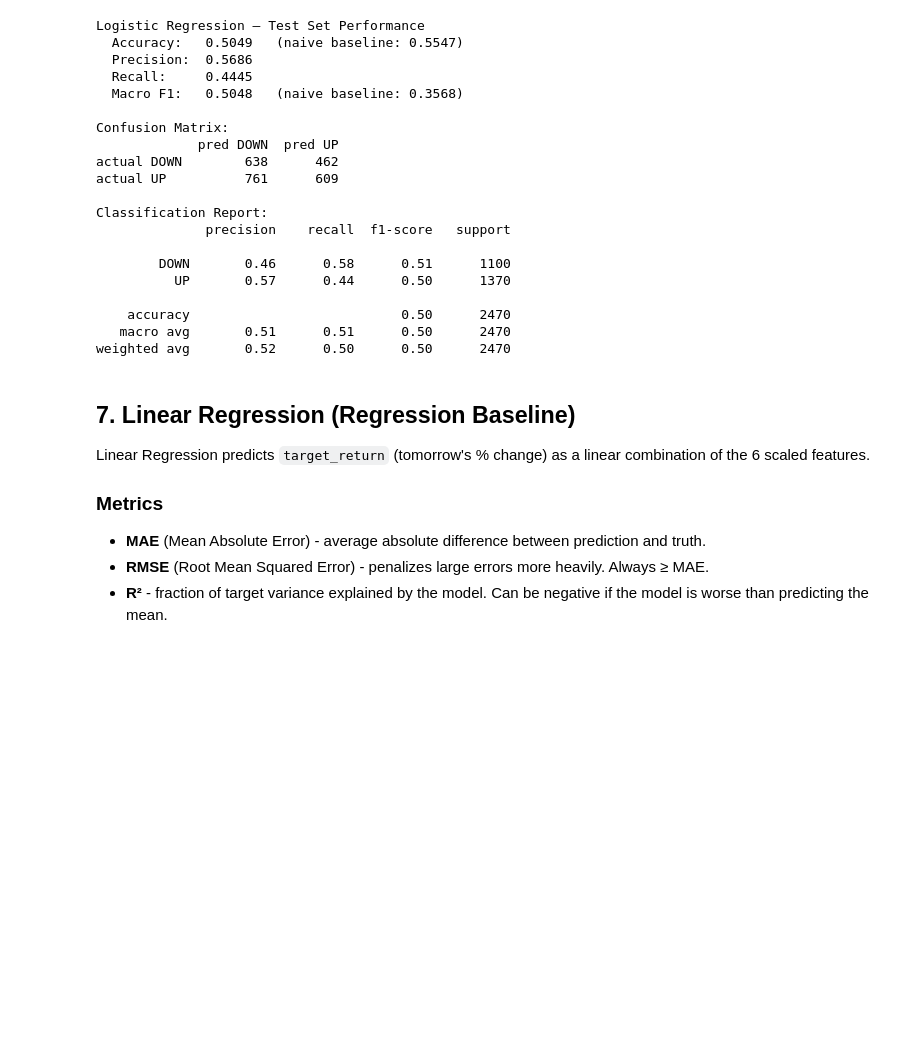
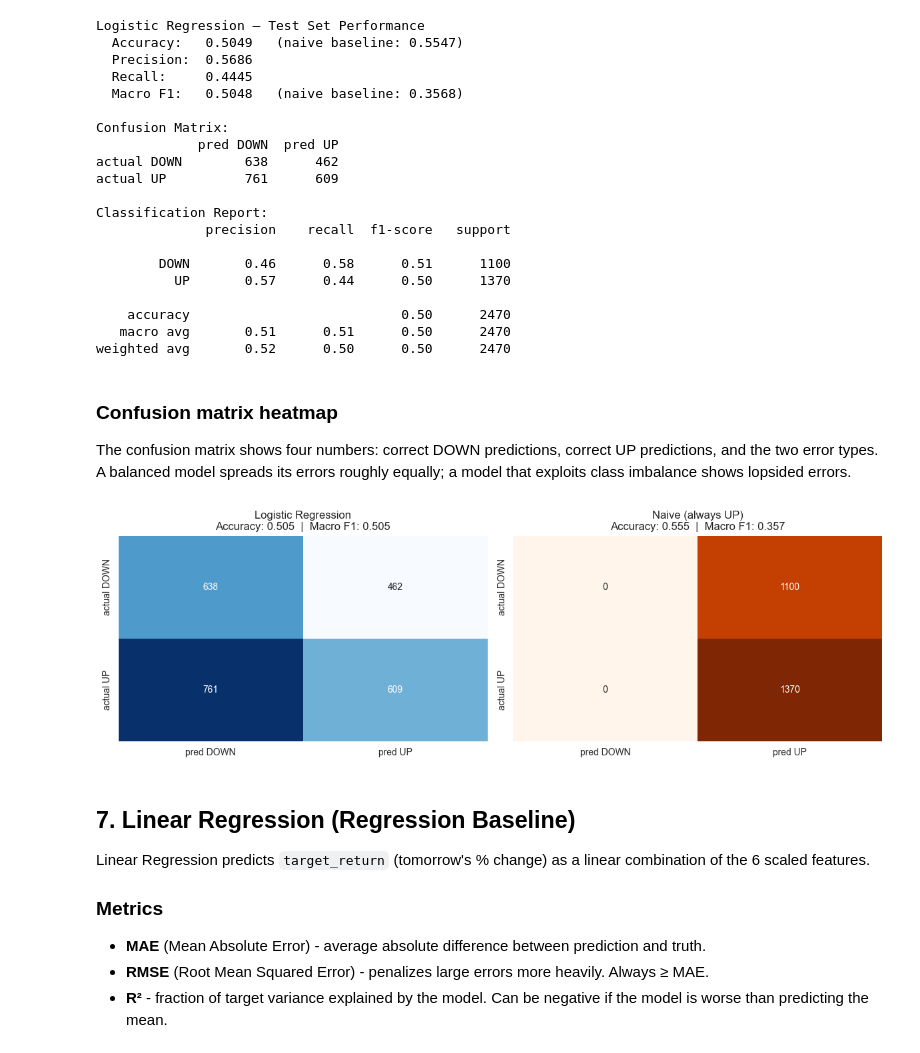
Before and after one commit to aasimsk98/NextTick, a Jupyter notebook: notebooks/02_baseline_models.ipynb, the cells around one changed output. Cells and saved outputs as stored; diff of their text form; code cells hidden in the pictures; blank space fills up the shorter version.

```diff
--- a/notebooks/02_baseline_models.ipynb
+++ b/notebooks/02_baseline_models.ipynb
@@ -292,6 +323,37 @@ Classification Report:
     accuracy                           0.50      2470
    macro avg       0.51      0.51      0.50      2470
 weighted avg       0.52      0.50      0.50      2470
+# %% [markdown]
+### Confusion matrix heatmap
+
+The confusion matrix shows four numbers: correct DOWN predictions, correct UP predictions, and the two error types. A balanced model spreads its errors roughly equally; a model that exploits class imbalance shows lopsided errors.
+# %%
+fig, axes = plt.subplots(1, 2, figsize=(12, 4))
+
+# Left: our Logistic Regression
+cm_logreg = confusion_matrix(y_clf_test, logreg_preds)
+sns.heatmap(
+    cm_logreg, annot=True, fmt="d", cmap="Blues",
+    xticklabels=["pred DOWN", "pred UP"],
+    yticklabels=["actual DOWN", "actual UP"],
+    ax=axes[0], cbar=False,
+)
+axes[0].set_title(f"Logistic Regression\nAccuracy: {logreg_acc:.3f}  |  Macro F1: {logreg_f1:.3f}")
+
+# Right: naive "always predict UP" for contrast
+cm_naive = confusion_matrix(y_clf_test, naive_clf_preds)
+sns.heatmap(
+    cm_naive, annot=True, fmt="d", cmap="Oranges",
+    xticklabels=["pred DOWN", "pred UP"],
+    yticklabels=["actual DOWN", "actual UP"],
+    ax=axes[1], cbar=False,
+)
+axes[1].set_title(f"Naive (always UP)\nAccuracy: {naive_clf_acc:.3f}  |  Macro F1: {naive_clf_f1:.3f}")
+
+plt.tight_layout()
+plt.show()
+# %% [output]
+[figure, added]
 # %% [markdown]
 ## 7. Linear Regression (Regression Baseline)
 
```
Also changed, not shown: parts of 16 cells of this notebook, 1 other file.
